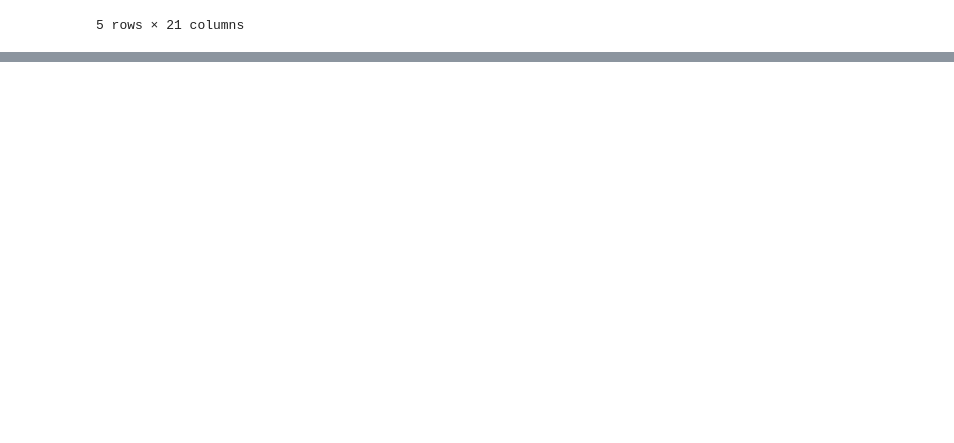
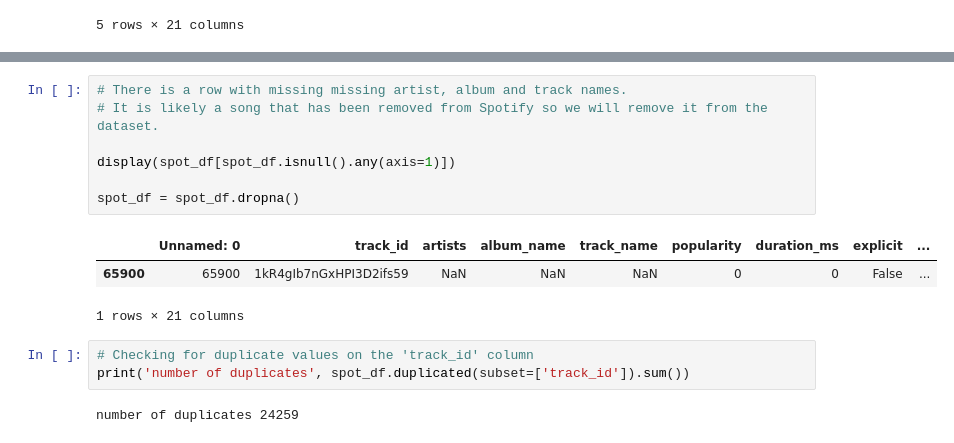
Before and after one commit to valter-barros/spotify_project, a Jupyter notebook: spotify_project.ipynb, the cells around one changed output, grey strips where cells are left out. Cells and saved outputs as stored; diff of their text form; blank space fills up the shorter version.

```diff
--- a/spotify_project.ipynb
+++ b/spotify_project.ipynb
@@ -91,0 +71,16 @@ dtype: int64
+# %%
+# There is a row with missing missing artist, album and track names.
+# It is likely a song that has been removed from Spotify so we will remove it from the dataset.
+
+display(spot_df[spot_df.isnull().any(axis=1)])
+
+spot_df = spot_df.dropna()
+# %% [output]
+|  | Unnamed: 0 | track_id | artists | album_name | track_name | popularity | duration_ms | explicit | ... |
+| 65900 | 65900 | 1kR4gIb7nGxHPI3D2ifs59 | NaN | NaN | NaN | 0 | 0 | False | ... |
+1 rows × 21 columns
+# %%
+# Checking for duplicate values on the 'track_id' column
+print('number of duplicates', spot_df.duplicated(subset=['track_id']).sum())
+# %% [output]
+number of duplicates 24259
```
Also changed, not shown: parts of 12 cells of this notebook.
